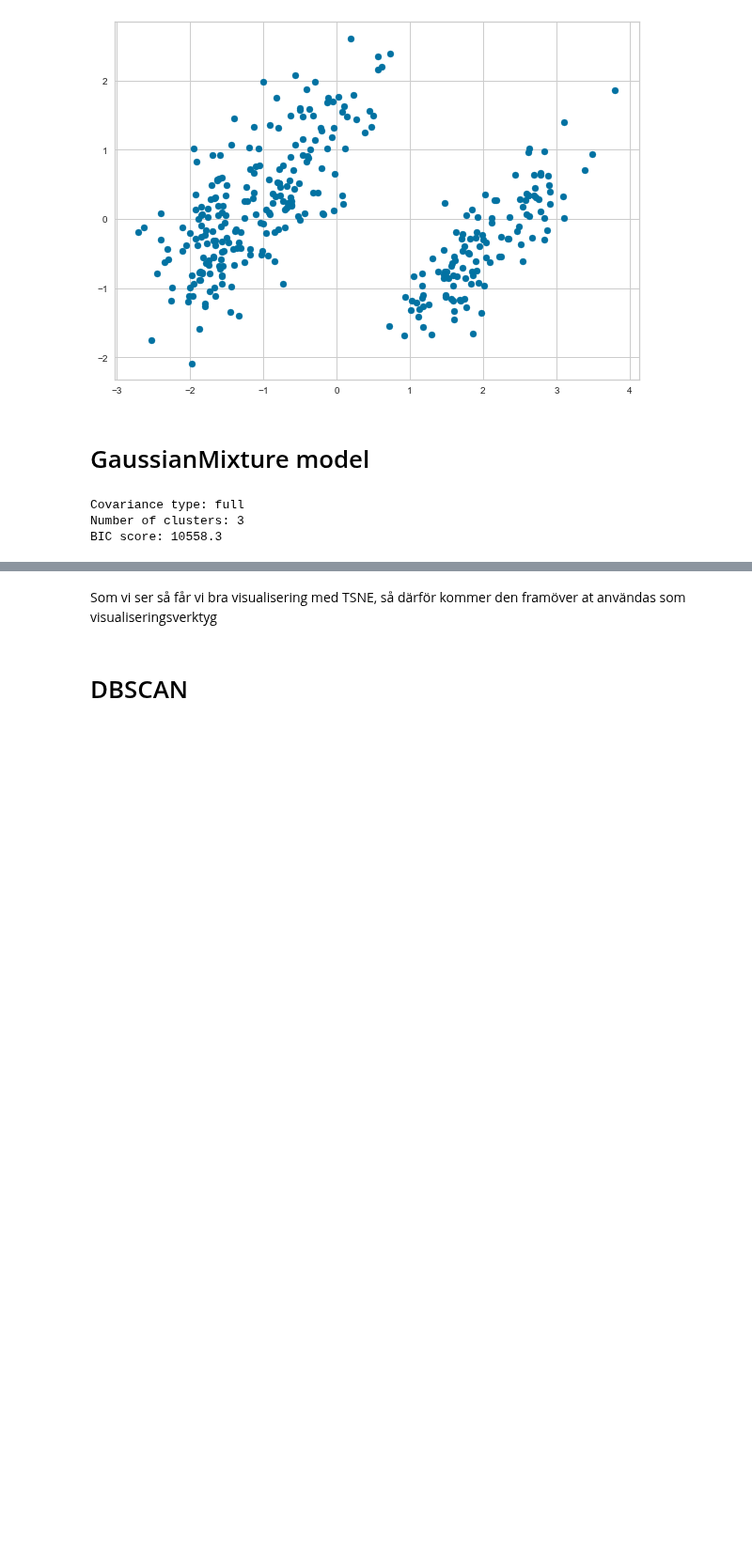
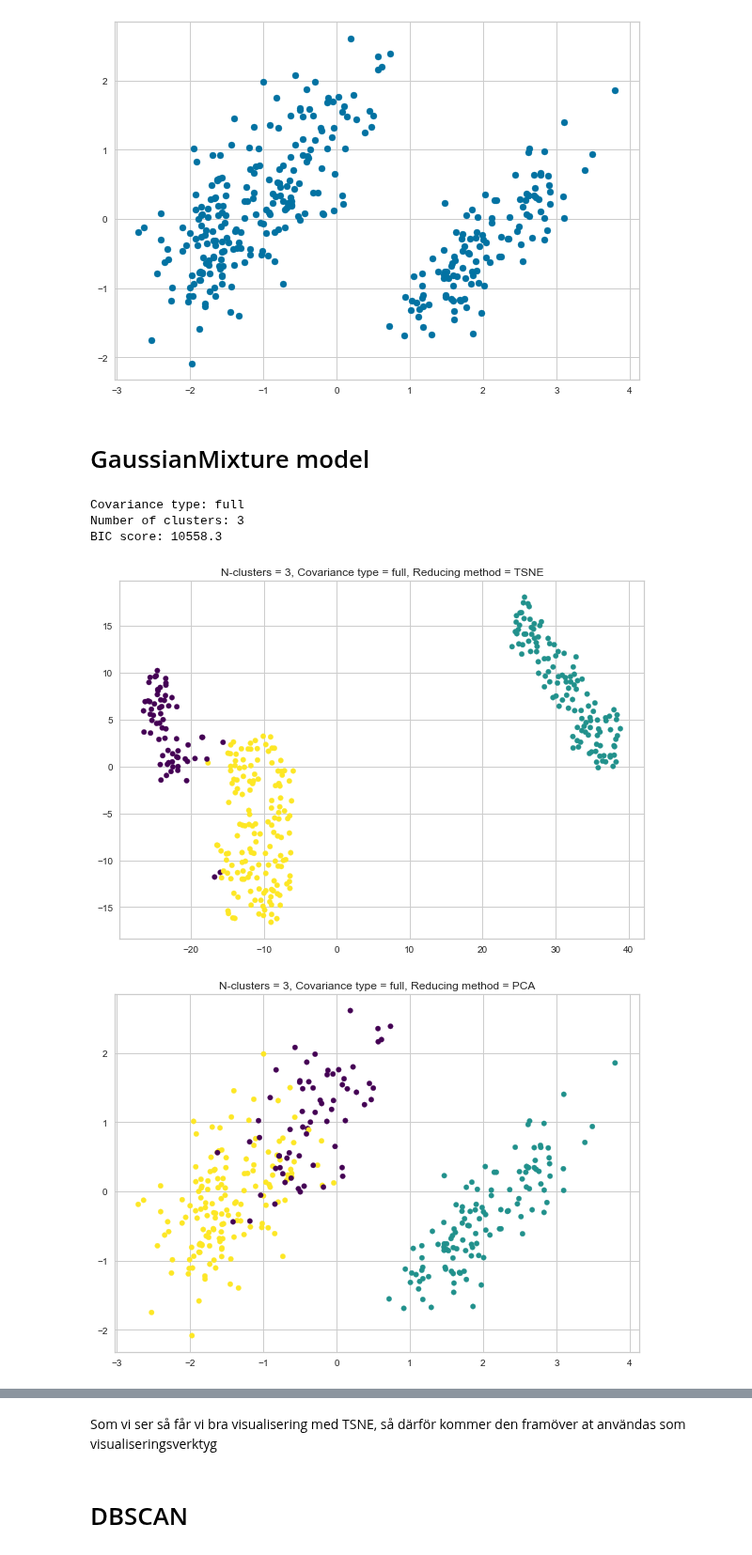
Before and after one commit to mogg3/applied-ai, a Jupyter notebook: Uppgift2/notebooks/clustering.ipynb, the cells around one changed output, grey strips where cells are left out. Shown at 94% size. Drawn from its saved outputs; the diff is of its cells as text; code cells hidden in the pictures; blank space fills up the shorter version.

```diff
--- a/Uppgift2/notebooks/clustering.ipynb
+++ b/Uppgift2/notebooks/clustering.ipynb
@@ -196,17 +208,20 @@ BIC score: 10558.3
 # %%
 gm = GaussianMixture(n_components=3, random_state=0, covariance_type = 'full').fit(scaled_data)
 
 plt.figure(figsize = (10,7))
 plt.title('N-clusters = 3, Covariance type = full, Reducing method = TSNE')
 plt.scatter(tsne_components[:,0], tsne_components[:,1], c = gm.predict(scaled_data), s = 30, cmap = 'viridis')
 plt.show()
 
 plt.figure(figsize = (10,7))
 plt.title('N-clusters = 3, Covariance type = full, Reducing method = PCA')
-plt.scatter(principal_components[:,0], principal_components[:,1], c = gm.predict(data), s = 30, cmap = 'viridis')
+plt.scatter(principal_components[:,0], principal_components[:,1], c = gm.predict(scaled_data), s = 30, cmap = 'viridis')
 plt.show()
 
 plt.figure(figsize = (10,7))
 plt.title('N-clusters = 3, Covariance type = full, Reducing method = UMAP')
-plt.scatter(umap_components[:,0], umap_components[:,1], c = gm.predict(data), s = 30, cmap = 'viridis')
+plt.scatter(umap_components[:,0], umap_components[:,1], c = gm.predict(scaled_data), s = 30, cmap = 'viridis')
 plt.show()
+# %% [output]
+[figure, added]
+[figure, added]
```
Also changed, not shown: parts of 6 cells of this notebook, 2 other files.
